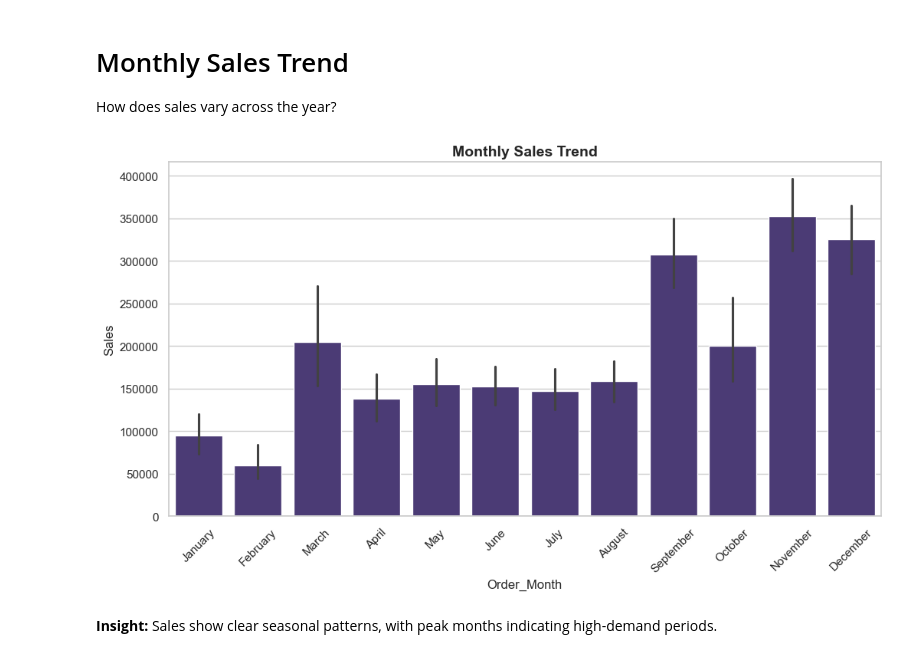
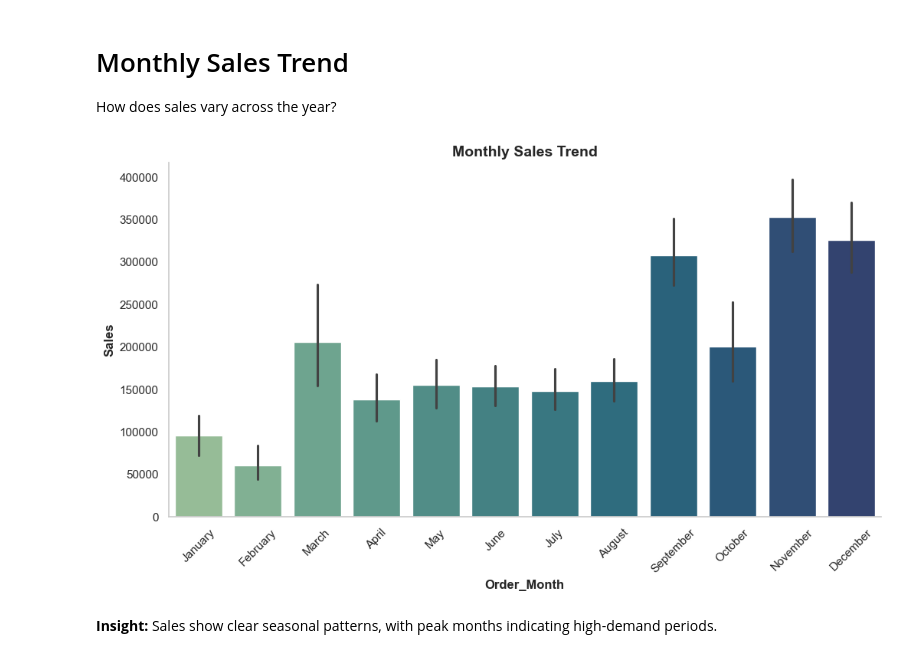
Before and after one commit to sumit-raghav-06/Retail-sales-analysis, a Jupyter notebook: notebooks/eda.ipynb, the cells around one changed output. Cells and saved outputs as stored; diff of their text form; code cells hidden in the pictures.

```diff
--- a/notebooks/eda.ipynb
+++ b/notebooks/eda.ipynb
@@ -336,13 +385,21 @@ How does sales vary across the year?
 # %%
 month_order = ['January','February','March','April','May','June',
                'July','August','September','October','November','December']
 
-sns.barplot(x='Order_Month', y='Sales', data=df, order=month_order, estimator='sum')
+ax=sns.barplot(x='Order_Month', y='Sales', data=df, order=month_order, estimator='sum', palette="crest")
+# Remove grid-lines
+sns.despine()
+ax.yaxis.grid(False)
+# Naming x and y label
+plt.xlabel("Order_Month", fontweight='bold')
+plt.ylabel("Sales", fontweight='bold')
 plt.xticks(rotation=45)
 plt.title("Monthly Sales Trend", fontsize=14, weight='bold')
+# Exporting chart as image
+plt.savefig('03_monthly_sales_trend.png', dpi=150)
 plt.show()
 # %% [output]
-[figure, old version]
+[figure, new version]
 # %% [markdown]
 **Insight:**
 Sales show clear seasonal patterns, with peak months indicating high-demand periods.
```
Also changed, not shown: parts of 7 cells of this notebook.
